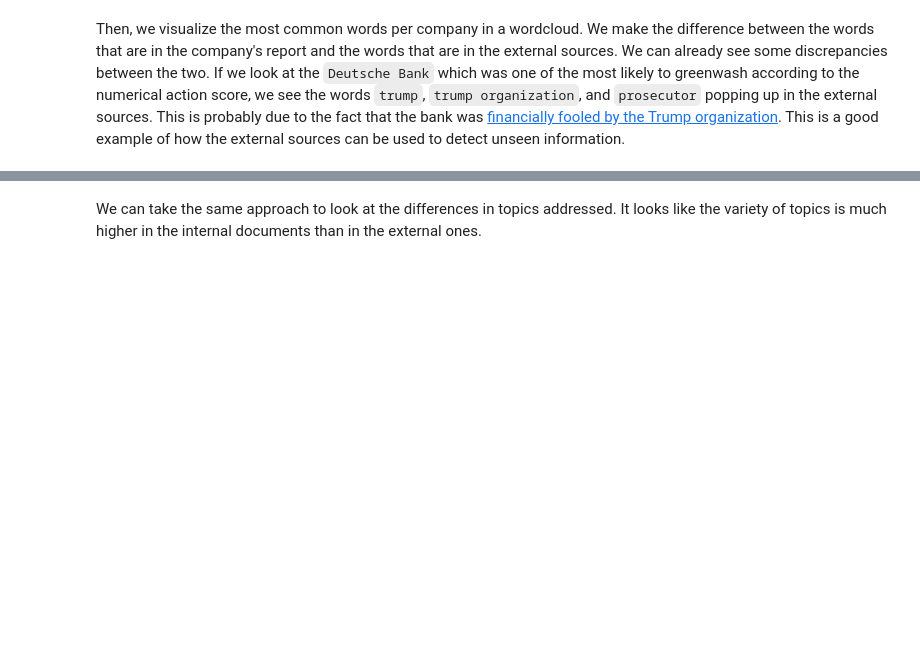
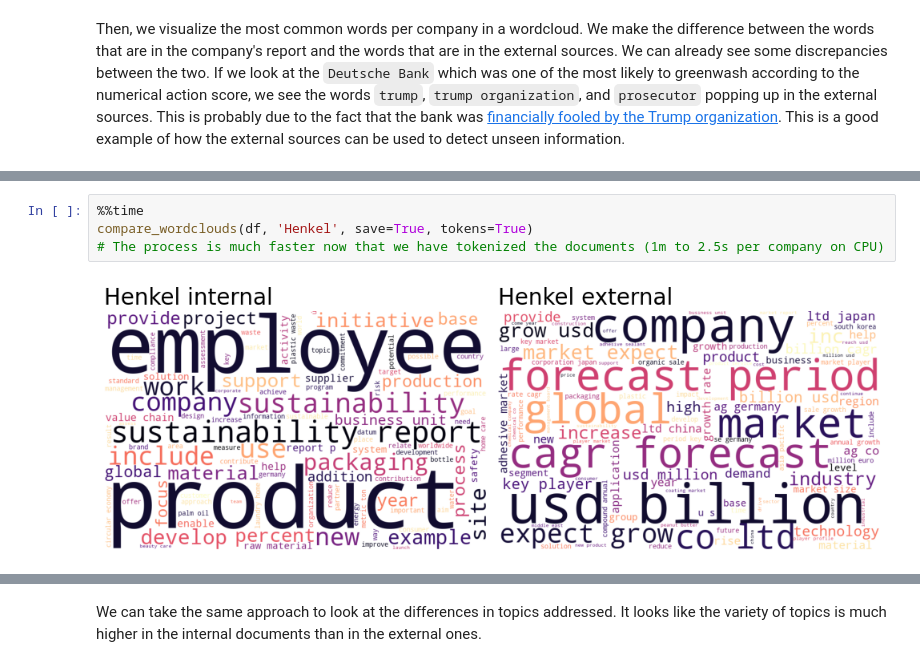
Before and after one commit to MathieuDemarets/vlerick-mai-nlp-2023, a Jupyter notebook: Assignment 1 - Boilerplate.ipynb, the cells around one changed output, grey strips where cells are left out. Drawn from its saved outputs; the diff is of its cells as text; blank space fills up the shorter version.

```diff
--- a/Assignment 1 - Boilerplate.ipynb
+++ b/Assignment 1 - Boilerplate.ipynb
@@ -289,0 +301,6 @@ compare_wordclouds(df_1, 'Deutsche Bank AG', save=True, tokens=False)
+# %%
+%%time
+compare_wordclouds(df, 'Henkel', save=True, tokens=True)
+# The process is much faster now that we have tokenized the documents (1m to 2.5s per company on CPU)
+# %% [output]
+[figure, added]
```
Also changed, not shown: parts of 11 cells of this notebook, 4 other files.
